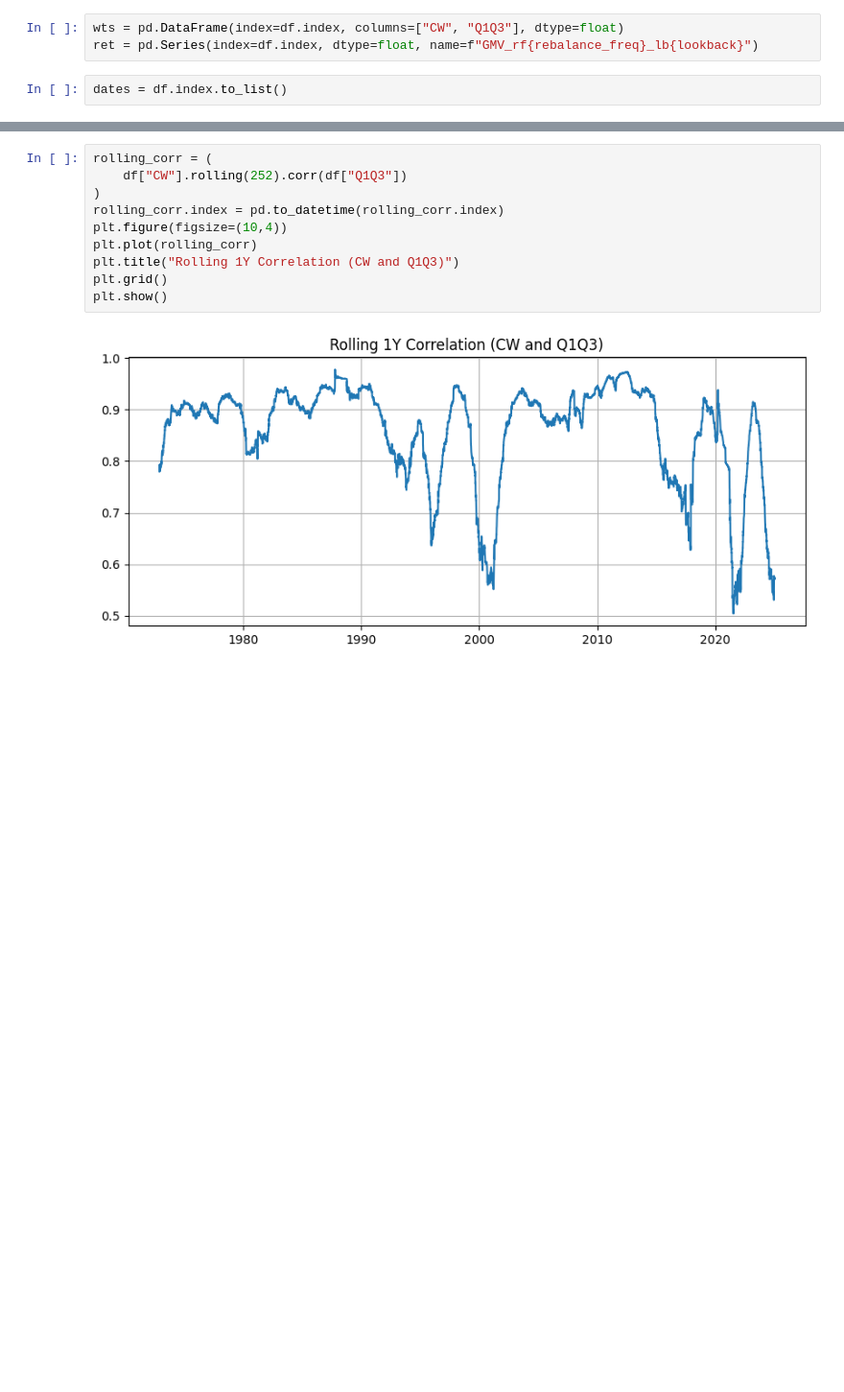
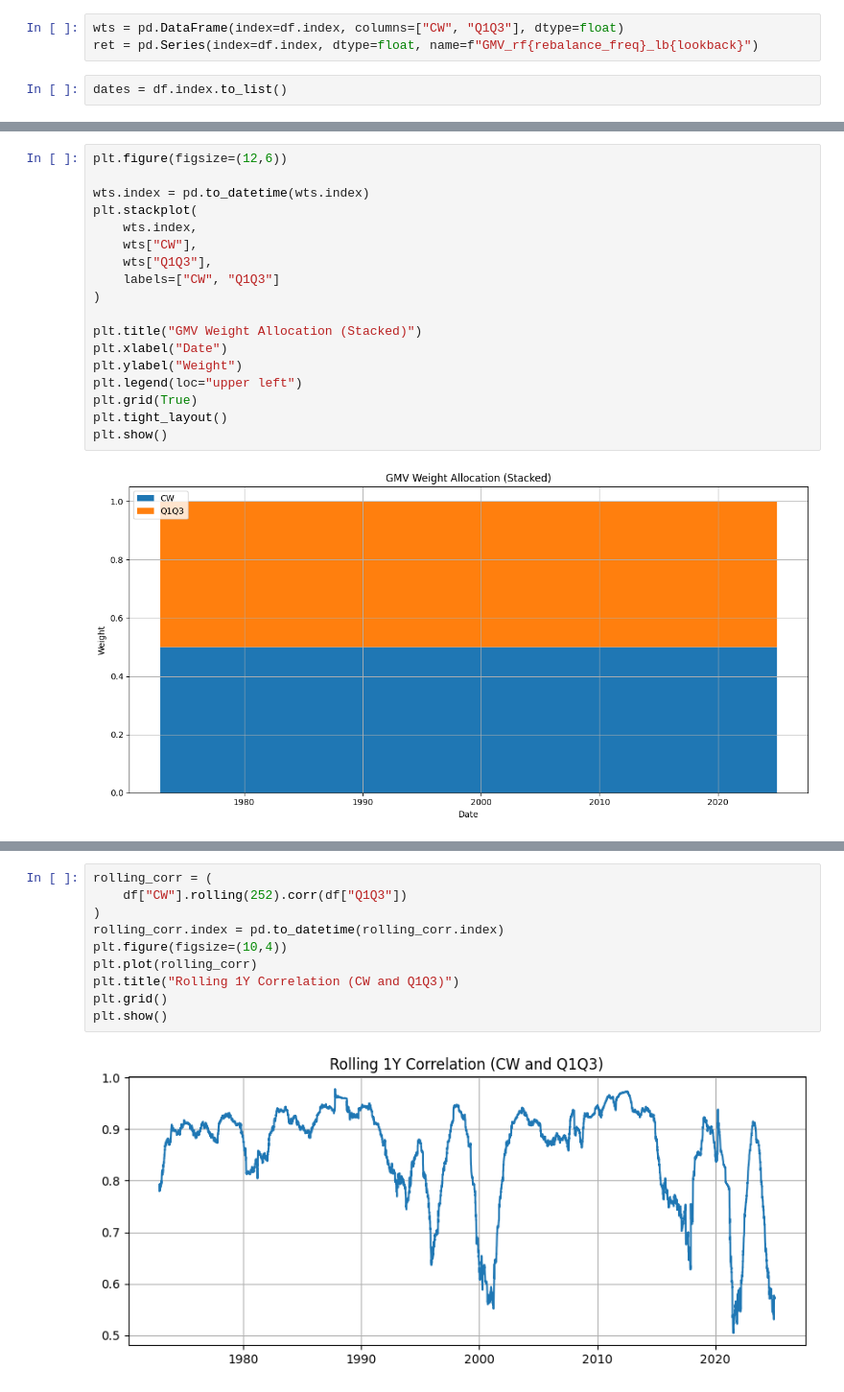
Before and after one commit to eviprous/Invesco_Research_Project, a Jupyter notebook: notebooks/portfolios_comb.ipynb, the cells around one changed output, grey strips where cells are left out. Shown at 96% size. Saved outputs shown, nothing was run; the diff lists cells and outputs as text; blank space fills up the shorter version.

```diff
--- a/notebooks/portfolios_comb.ipynb
+++ b/notebooks/portfolios_comb.ipynb
@@ -124,0 +166,20 @@ ret.tail(), wts.tail()
+# %%
+plt.figure(figsize=(12,6))
+
+wts.index = pd.to_datetime(wts.index)
+plt.stackplot(
+    wts.index,
+    wts["CW"],
+    wts["Q1Q3"],
+    labels=["CW", "Q1Q3"]
+)
+
+plt.title("GMV Weight Allocation (Stacked)")
+plt.xlabel("Date")
+plt.ylabel("Weight")
+plt.legend(loc="upper left")
+plt.grid(True)
+plt.tight_layout()
+plt.show()
+# %% [output]
+[figure, added]
```
Also changed, not shown: parts of 11 cells of this notebook.
